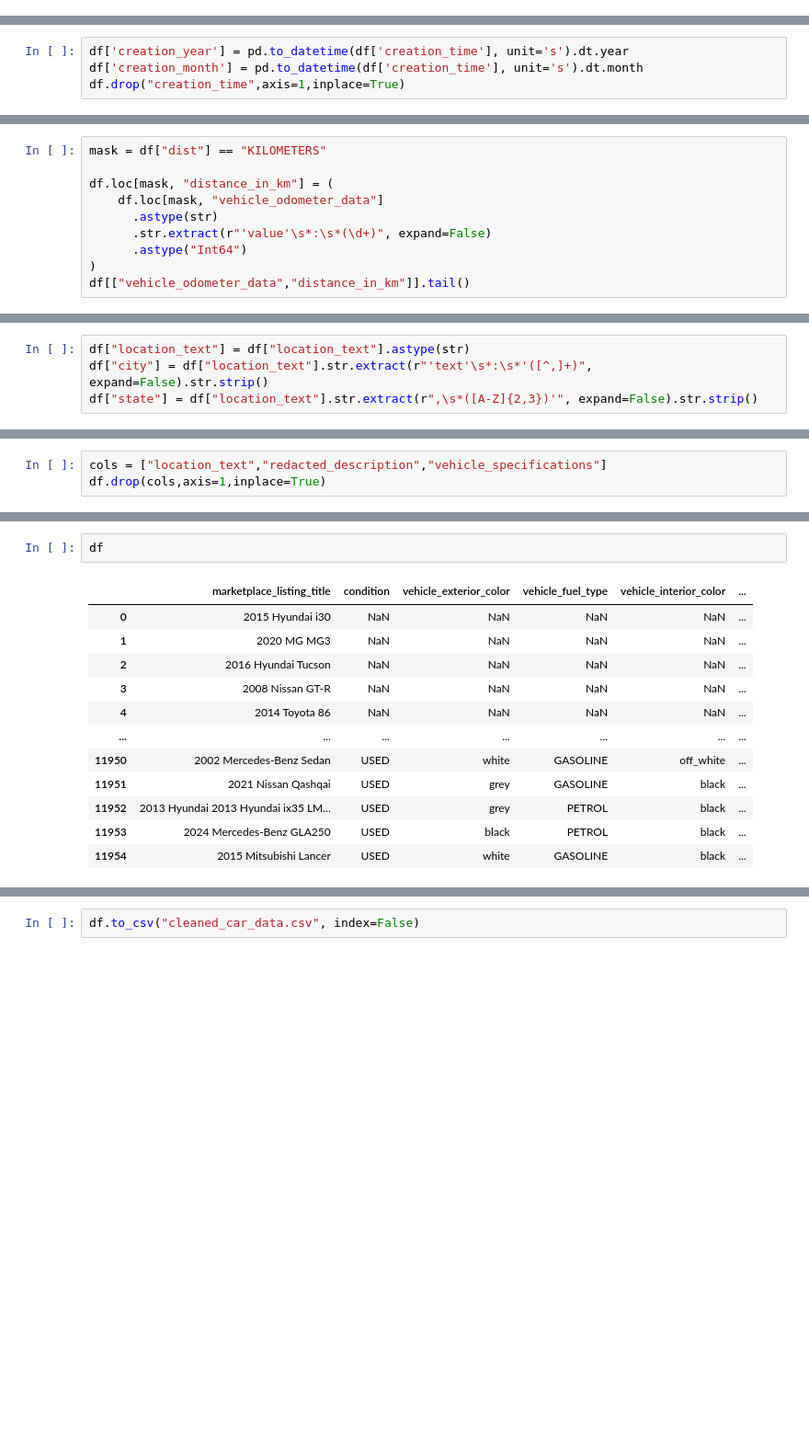
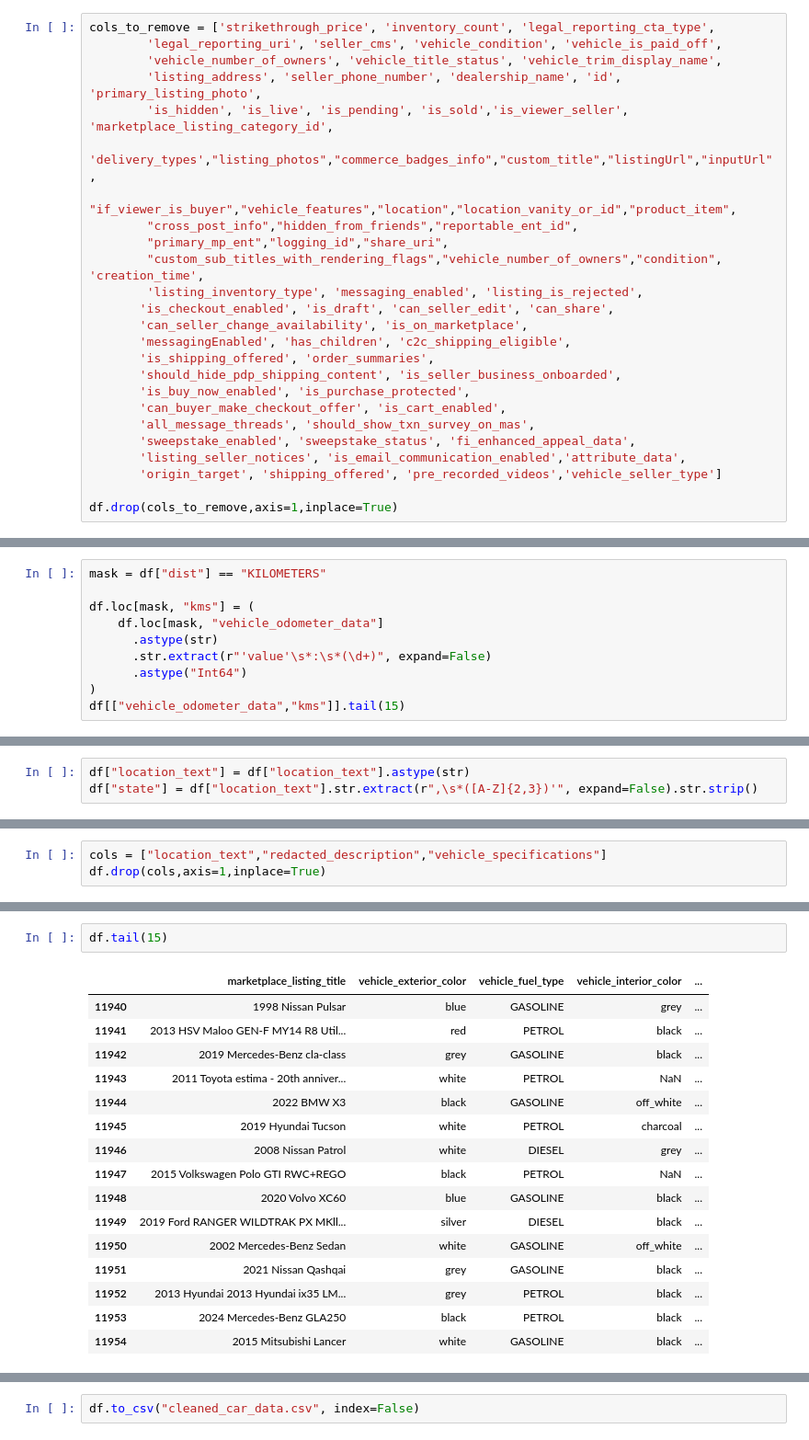
Before and after one commit to Andresanalyst1/ML-Australian-Car-Market, a Jupyter notebook: data_preprocessing.ipynb, the cells around one changed output, grey strips where cells are left out. Shown at 92% size. Drawn from its saved outputs; the diff is of its cells as text; blank space fills up the shorter version.

Commit message:
Reducing the size of the file by summarizing key points of data preprocessing

```diff
--- a/data_preprocessing.ipynb
+++ b/data_preprocessing.ipynb
@@ -135,0 +163,25 @@ df.drop(cols,axis=1,inplace=True)
+# %%
+cols_to_remove = ['strikethrough_price', 'inventory_count', 'legal_reporting_cta_type',
+        'legal_reporting_uri', 'seller_cms', 'vehicle_condition', 'vehicle_is_paid_off',
+        'vehicle_number_of_owners', 'vehicle_title_status', 'vehicle_trim_display_name',
+        'listing_address', 'seller_phone_number', 'dealership_name', 'id', 'primary_listing_photo',
+        'is_hidden', 'is_live', 'is_pending', 'is_sold','is_viewer_seller', 'marketplace_listing_category_id',
+       'delivery_types',"listing_photos","commerce_badges_info","custom_title","listingUrl","inputUrl",
+        "if_viewer_is_buyer","vehicle_features","location","location_vanity_or_id","product_item",
+        "cross_post_info","hidden_from_friends","reportable_ent_id",
+        "primary_mp_ent","logging_id","share_uri",
+        "custom_sub_titles_with_rendering_flags","vehicle_number_of_owners","condition", 'creation_time',
+        'listing_inventory_type', 'messaging_enabled', 'listing_is_rejected',
+       'is_checkout_enabled', 'is_draft', 'can_seller_edit', 'can_share',
+       'can_seller_change_availability', 'is_on_marketplace',
+       'messagingEnabled', 'has_children', 'c2c_shipping_eligible',
+       'is_shipping_offered', 'order_summaries',
+       'should_hide_pdp_shipping_content', 'is_seller_business_onboarded',
+       'is_buy_now_enabled', 'is_purchase_protected',
+       'can_buyer_make_checkout_offer', 'is_cart_enabled',
+       'all_message_threads', 'should_show_txn_survey_on_mas',
+       'sweepstake_enabled', 'sweepstake_status', 'fi_enhanced_appeal_data',
+       'listing_seller_notices', 'is_email_communication_enabled','attribute_data',
+       'origin_target', 'shipping_offered', 'pre_recorded_videos','vehicle_seller_type']
+
+df.drop(cols_to_remove,axis=1,inplace=True)
@@ -175,4 +236,0 @@ Name: creation_time, dtype: float64
-# %%
-df['creation_year'] = pd.to_datetime(df['creation_time'], unit='s').dt.year
-df['creation_month'] = pd.to_datetime(df['creation_time'], unit='s').dt.month
-df.drop("creation_time",axis=1,inplace=True)
@@ -207,11 +258,11 @@ Name: count, dtype: int64
 # %%
 mask = df["dist"] == "KILOMETERS"
 
-df.loc[mask, "distance_in_km"] = (
+df.loc[mask, "kms"] = (
     df.loc[mask, "vehicle_odometer_data"]
       .astype(str)
       .str.extract(r"'value'\s*:\s*(\d+)", expand=False)
       .astype("Int64")
 )
-df[["vehicle_odometer_data","distance_in_km"]].tail()
+df[["vehicle_odometer_data","kms"]].tail(15)
 # %% [output]
@@ -295,7 +356,6 @@ Finally, we dropped the columns:
 - `price_currency`
 # %%
 df["location_text"] = df["location_text"].astype(str)
-df["city"] = df["location_text"].str.extract(r"'text'\s*:\s*'([^,]+)", expand=False).str.strip()
 df["state"] = df["location_text"].str.extract(r",\s*([A-Z]{2,3})'", expand=False).str.strip()
 # %%
 df["state"].value_counts()
@@ -331,15 +392,19 @@ df.drop(cols,axis=1,inplace=True)
 # %%
-df
+df.tail(15)
 # %% [output]
-|  | marketplace_listing_title | condition | vehicle_exterior_color | vehicle_fuel_type | vehicle_interior_color | ... |
-| 0 | 2015 Hyundai i30 | NaN | NaN | NaN | NaN | ... |
-| 1 | 2020 MG MG3 | NaN | NaN | NaN | NaN | ... |
-| 2 | 2016 Hyundai Tucson | NaN | NaN | NaN | NaN | ... |
-| 3 | 2008 Nissan GT-R | NaN | NaN | NaN | NaN | ... |
-| 4 | 2014 Toyota 86 | NaN | NaN | NaN | NaN | ... |
-| ... | ... | ... | ... | ... | ... | ... |
-| 11950 | 2002 Mercedes-Benz Sedan | USED | white | GASOLINE | off_white | ... |
-| 11951 | 2021 Nissan Qashqai | USED | grey | GASOLINE | black | ... |
-| 11952 | 2013 Hyundai 2013 Hyundai ix35 LM... | USED | grey | PETROL | black | ... |
-| 11953 | 2024 Mercedes-Benz GLA250 | USED | black | PETROL | black | ... |
-| 11954 | 2015 Mitsubishi Lancer | USED | white | GASOLINE | black | ... |
+|  | marketplace_listing_title | vehicle_exterior_color | vehicle_fuel_type | vehicle_interior_color | ... |
+| 11940 | 1998 Nissan Pulsar | blue | GASOLINE | grey | ... |
+| 11941 | 2013 HSV Maloo GEN-F MY14 R8 Util... | red | PETROL | black | ... |
+| 11942 | 2019 Mercedes-Benz cla-class | grey | GASOLINE | black | ... |
+| 11943 | 2011 Toyota estima - 20th anniver... | white | PETROL | NaN | ... |
+| 11944 | 2022 BMW X3 | black | GASOLINE | off_white | ... |
+| 11945 | 2019 Hyundai Tucson | white | PETROL | charcoal | ... |
+| 11946 | 2008 Nissan Patrol | white | DIESEL | grey | ... |
+| 11947 | 2015 Volkswagen Polo GTI RWC+REGO | black | PETROL | NaN | ... |
+| 11948 | 2020 Volvo XC60 | blue | GASOLINE | black | ... |
+| 11949 | 2019 Ford RANGER WILDTRAK PX MKll... | silver | DIESEL | black | ... |
+| 11950 | 2002 Mercedes-Benz Sedan | white | GASOLINE | off_white | ... |
+| 11951 | 2021 Nissan Qashqai | grey | GASOLINE | black | ... |
+| 11952 | 2013 Hyundai 2013 Hyundai ix35 LM... | grey | PETROL | black | ... |
+| 11953 | 2024 Mercedes-Benz GLA250 | black | PETROL | black | ... |
+| 11954 | 2015 Mitsubishi Lancer | white | GASOLINE | black | ... |
```
Also changed, not shown: parts of 35 cells of this notebook, 1 other file.
